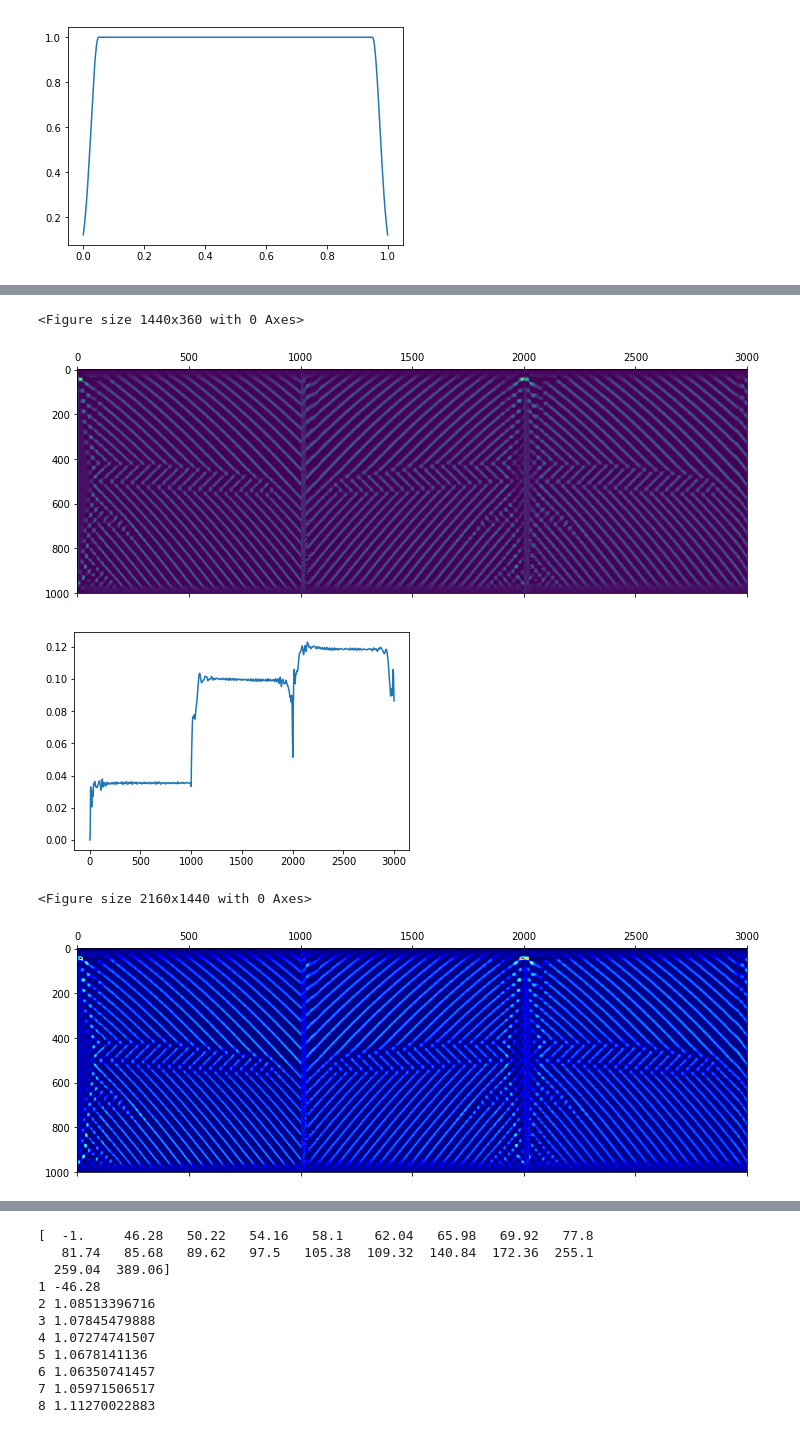
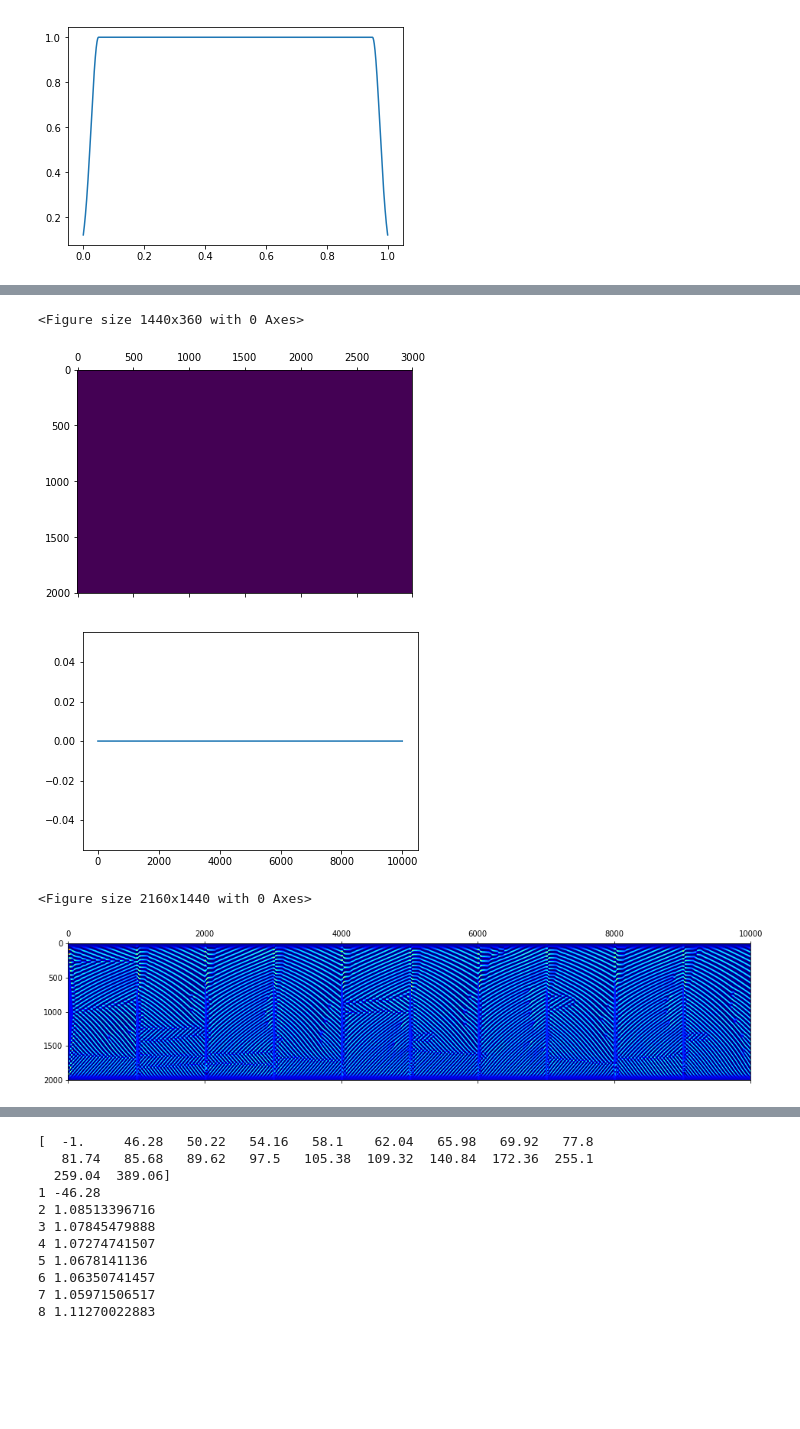
Before and after one commit to mirkoklukas/htmresearch, a Jupyter notebook: projects/gridcells/jupyter/CAN/1d CAN - with place code.ipynb, the cells around one changed output, grey strips where cells are left out. Saved outputs shown, nothing was run; the diff lists cells and outputs as text; code cells hidden in the pictures; blank space fills up the shorter version.

```diff
--- a/projects/gridcells/jupyter/CAN/1d CAN - with place code.ipynb
+++ b/projects/gridcells/jupyter/CAN/1d CAN - with place code.ipynb
@@ -13,8 +13,8 @@ from htmresearch.support.cans.basic_dynamics import *
 # %%
 
 
-r = 100.
-n = 1000
+r = 150.
+n = 2000
 m = 200
 
 X = np.linspace(0.,r, num=n)
@@ -50,10 +50,10 @@ plt.show()
 # %%
 
-max_boost = 65.
-min_boost = 10.
+max_boost = 55.
+min_boost = 5.
 
-# boost_mask = (max_boost - min_boost)*np.linspace(0.,1.,num=n)**2 + min_boost
-boost_mask = np.linspace(min_boost,max_boost,num=n)
+boost_mask = (max_boost - min_boost)*np.linspace(0.,1.,num=n)**2 + min_boost
+# boost_mask = np.linspace(min_boost,max_boost,num=n)
 
 plt.plot(np.linspace(min_boost,max_boost,num=n))
 plt.plot(boost_mask)
@@ -67,14 +67,14 @@ plt.plot(np.linspace(0.,1.,n),A);
 # %% [output]
 [figure]
 # %%
-T = 3000
+T = 10000
 
 
 
 
 def bump(mu):
     x = np.linspace(0., r, num=m)
-    return np.exp(-(x - mu)**2/1.1)
+    return np.exp(-(x - mu)**2/3.1)
 
 X  = np.zeros((T,m))
 dX = np.ones(T)
@@ -86,7 +86,7 @@ for t in range(T):
         sign *= -1
         dX[t] = 0.
 
-    mu += sign * 0.1
+    mu += sign * 0.15
 
     if mu > r or mu <0:
         sign *= -1.
@@ -100,6 +100,6 @@ for t in range(T):
 plt.plot(trail)
 
 plt.figure(figsize=(20,10))
-plt.imshow(X[:1000].T)
+plt.imshow(X[:6000].T)
 # %% [output]
 <matplotlib.image.AxesImage at 0x...>
@@ -149,11 +149,11 @@ plt.imshow(X.T)
 np.seterr(invalid='raise')
 
 W_fwrd = np.zeros((n, m))
-eta = 0.01
+eta = 0.001
 
 
 S    = np.zeros((T,n))
-S[0] = np.random.sample(n)*0.001
+S[0] = np.random.sample(n)*0.01
 
 boost = np.zeros(n)
 s_avg = np.zeros(n)
@@ -204,44 +204,44 @@ for t in range(2,T):
     if t > 0:
         if dX[t] == 0.:
             timer = 20
 
             boost = - (s_ - np.mean(s_))
 
         if timer > 0:
                 timer -= 1
                 alpha_boost = .7
         else:
                 alpha_boost=0.01
 
         dW_fwrd  = eta*( np.outer(s_, x_avg) - np.outer(s_avg, x) )
 
         x_avg = (1. - alpha_x)*x_avg + alpha_x*x
         s_avg = (1. - alpha_s)*s_avg + alpha_s*s_
 
 
         W_fwrd   = 0.99999*W_fwrd + dW_fwrd
-        W_fwrd  += dW_fwrd
+#         W_fwrd  += dW_fwrd
         W_fwrd   = np.maximum(W_fwrd, 0.)
 
 
 plt.figure(figsize=(20,5))
-plt.matshow(S[:3000].T)
+plt.matshow(S[:3000].T )
 plt.show()
 
 
 plt.plot(np.linalg.norm(F, axis=1))
 plt.show()
 # %% [output]
 <Figure size 1440x360 with 0 Axes>
-[figure, old version]
+[figure, new version]
-[figure, old version]
+[figure, new version]
 # %%
 plt.figure(figsize=(30,20))
-plt.matshow(S[0:20000].T, cmap="jet")
+plt.matshow(S[0:].T, cmap="jet")
 plt.show()
 # %% [output]
 <Figure size 2160x1440 with 0 Axes>
-[figure, old version]
+[figure, new version]
 # %%
 
 
```
Also changed, not shown: parts of 6 cells of this notebook.
